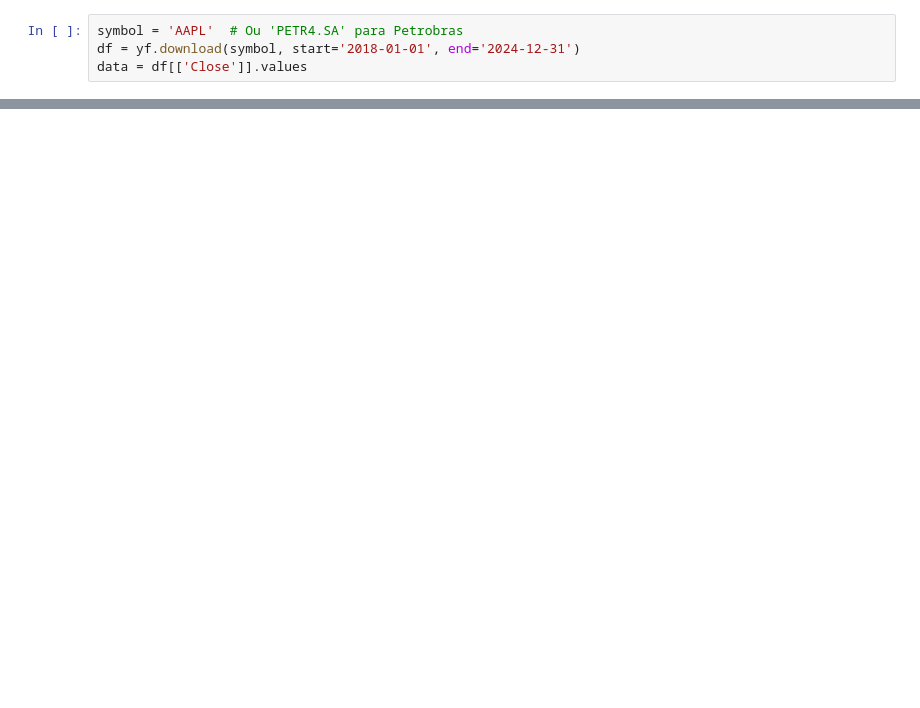
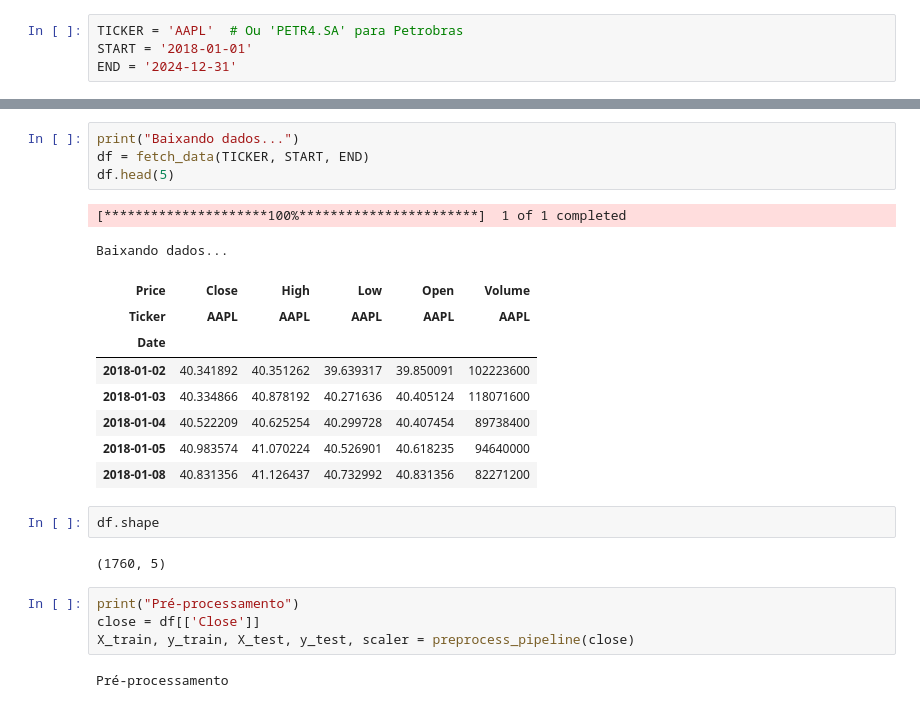
Before and after one commit to isabelapt/tech-challenge-4-lstm, a Jupyter notebook: notebooks/01_exploracao_e_treino.ipynb, the cells around one changed output, grey strips where cells are left out. Drawn from its saved outputs; the diff is of its cells as text; blank space fills up the shorter version.

```diff
--- a/notebooks/01_exploracao_e_treino.ipynb
+++ b/notebooks/01_exploracao_e_treino.ipynb
@@ -10,4 +18,4 @@ import matplotlib.pyplot as plt
 # %%
-symbol = 'AAPL'  # Ou 'PETR4.SA' para Petrobras
-df = yf.download(symbol, start='2018-01-01', end='2024-12-31')
-data = df[['Close']].values
+TICKER = 'AAPL'  # Ou 'PETR4.SA' para Petrobras
+START = '2018-01-01'
+END = '2024-12-31'
@@ -113,0 +64,25 @@ Modelo treinado e salvo!
+# %%
+print("Baixando dados...")
+df = fetch_data(TICKER, START, END)
+df.head(5)
+# %% [output]
+[*********************100%***********************]  1 of 1 completed
+Baixando dados...
+| Price | Close | High | Low | Open | Volume |
+| Ticker | AAPL | AAPL | AAPL | AAPL | AAPL |
+| Date |  |  |  |  |  |
+| 2018-01-02 | 40.341892 | 40.351262 | 39.639317 | 39.850091 | 102223600 |
+| 2018-01-03 | 40.334866 | 40.878192 | 40.271636 | 40.405124 | 118071600 |
+| 2018-01-04 | 40.522209 | 40.625254 | 40.299728 | 40.407454 | 89738400 |
+| 2018-01-05 | 40.983574 | 41.070224 | 40.526901 | 40.618235 | 94640000 |
+| 2018-01-08 | 40.831356 | 41.126437 | 40.732992 | 40.831356 | 82271200 |
+# %%
+df.shape
+# %% [output]
+(1760, 5)
+# %%
+print("Pré-processamento")
+close = df[['Close']]
+X_train, y_train, X_test, y_test, scaler = preprocess_pipeline(close)
+# %% [output]
+Pré-processamento
```
Also changed, not shown: parts of 12 cells of this notebook, 14 other files.
